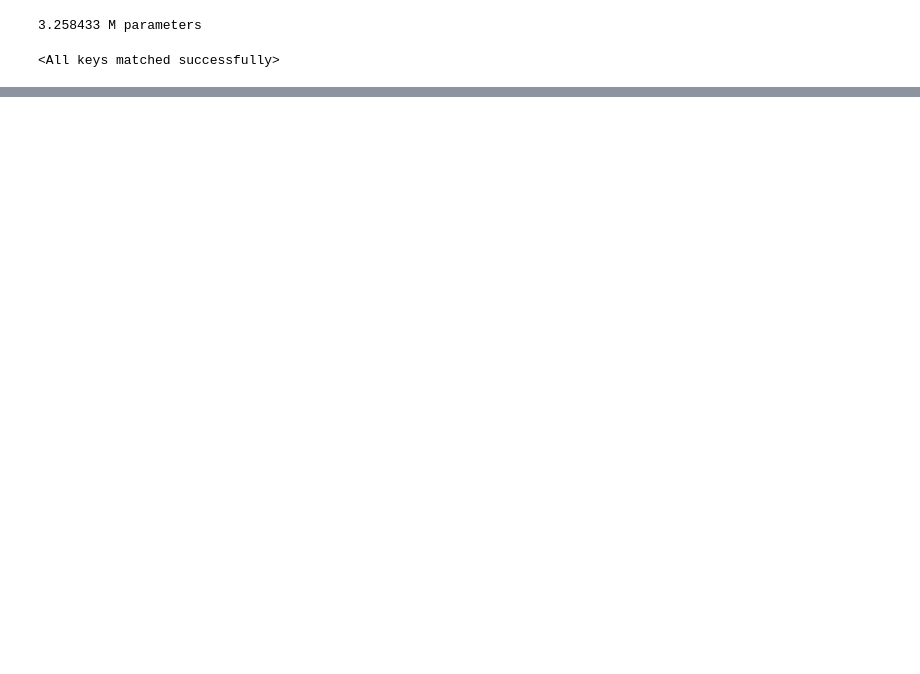
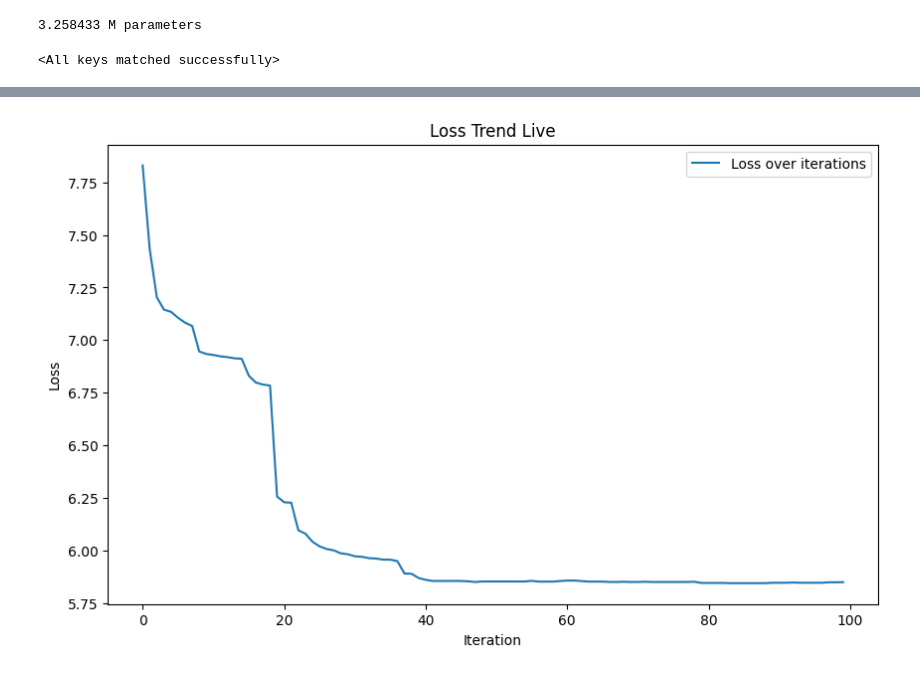
Before and after one commit to elichen/karpathyGPT, a Jupyter notebook: Adversarial_Attack.ipynb, the cells around one changed output, grey strips where cells are left out. Drawn from its saved outputs; the diff is of its cells as text; code cells hidden in the pictures; blank space fills up the shorter version.

```diff
--- a/Adversarial_Attack.ipynb
+++ b/Adversarial_Attack.ipynb
@@ -210,0 +170,78 @@ predicted tokens: [0, 1, 1, 1, 1, 1, 53, 43, 50, 1]
+# %%
+def update_plot(losses):
+    clear_output(wait=True)  # Clear the output of the current cell receiving output
+    plt.figure(figsize=(10, 6))
+    plt.plot(losses, label='Loss over iterations')
+    plt.xlabel('Iteration')
+    plt.ylabel('Loss')
+    plt.title('Loss Trend Live')
+    plt.legend()
+    display(plt.gcf())  # Display the current figure
+    plt.close()  # Close the figure to prevent it from being displayed again in the notebook
+
+def optimize_prefix(model, prompt_tokens, suffix_tokens, num_iterations, top_k, device):
+    seq = torch.cat((prompt_tokens, suffix_tokens)).to(device)
+    embed_weights = model.token_embeddings.weight
+    prefix_length = prompt_tokens.size(0)
+    suffix_length = suffix_tokens.size(0)
+    losses = []
+
+    for i in range(num_iterations):
+        one_hot = F.one_hot(seq, num_classes=vocab_size).to(device=device, dtype=embed_weights.dtype)
+        one_hot.requires_grad_()
+        input_embeds = (one_hot @ embed_weights).unsqueeze(0)
+
+        model.eval()
+        logits = forward_with_tok_emb(model, input_embeds)
+
+        loss = F.cross_entropy(logits[:, -suffix_length:, :].reshape(-1, vocab_size), suffix_tokens)
+        losses.append(loss.item())
+        update_plot(losses)
+
+        model.zero_grad()
+        loss.backward()
+
+        # replace tokens at each position with a top_k sampled token
+        grad = one_hot.grad.squeeze(0)
+        top_indices = (-grad).topk(top_k, dim=1).indices
+        original_seq = seq.repeat(prefix_length, 1)
+        new_token_pos = torch.arange(0, prefix_length, 1, device=grad.device).type(torch.int64)
+        new_token_val = torch.gather(top_indices[new_token_pos], 1, torch.randint(0, top_k, (prefix_length, 1), device=device))
+        candidate_seqs = original_seq.scatter_(1, new_token_pos.unsqueeze(-1), new_token_val)
+
+        model.eval()
+        candidate_input_embeds = F.one_hot(candidate_seqs, num_classes=vocab_size).to(dtype=embed_weights.dtype) @ embed_weights
+        candidate_logits = forward_with_tok_emb(model, candidate_input_embeds)
+
+        targets = suffix_tokens.repeat(candidate_seqs.size(0), 1)
+        individual_losses = F.cross_entropy(candidate_logits[:, -suffix_length:, :].transpose(1,2), targets, reduction='none')
+        individual_losses = individual_losses.mean(dim=-1)
+
+        min_loss_idx = torch.argmin(individual_losses)
+
+        seq = candidate_seqs[min_loss_idx]
+
+    return seq
+
+# Set the prompt and suffix
+prompt = "!!!!!!!!!!!!!!!"
+suffix = "zen:"
+
+prompt_tokens = encode(prompt)
+prompt_tokens = torch.tensor(prompt_tokens, device=device)
+suffix_tokens = encode(suffix)
+suffix_tokens = torch.tensor(suffix_tokens, device=device)
+
+# Set the optimization parameters
+num_iterations = 100
+top_k = 5
+
+# Optimize the prefix
+optimized_tokens = optimize_prefix(model, prompt_tokens, suffix_tokens, num_iterations, top_k, device)
+
+print("Optimized tokens:", optimized_tokens)
+print("Decoded optimized tokens:", decode(optimized_tokens.tolist()))
+
+print(decode(model.generate(optimized_tokens.unsqueeze(0), max_new_tokens=100)[0].tolist()))
+# %% [output]
+[figure, added]
```
Also changed, not shown: parts of 5 cells of this notebook.
